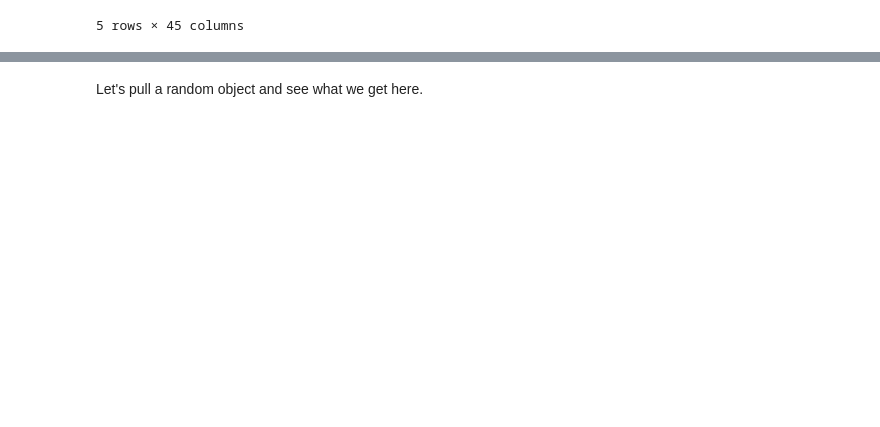
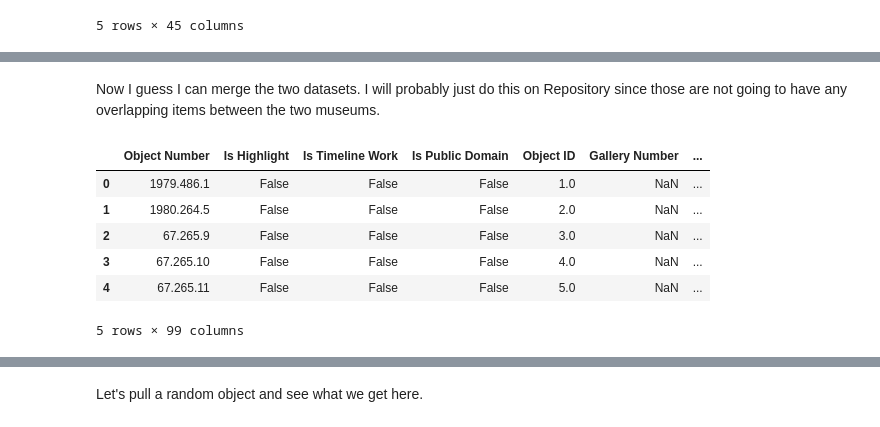
Before and after one commit to causticwonder/analyzing_the_met, a Jupyter notebook: analyzing_the_met.ipynb, the cells around one changed output, grey strips where cells are left out. Cells and saved outputs as stored; diff of their text form; code cells hidden in the pictures; blank space fills up the shorter version.

```diff
--- a/analyzing_the_met.ipynb
+++ b/analyzing_the_met.ipynb
@@ -58,0 +142,13 @@ concat.describe()
+# %% [markdown]
+Now I guess I can merge the two datasets. I will probably just do this on Repository since those are not going to have any overlapping items between the two museums.
+# %%
+art_df = pd.concat([met_df, cle_df], axis=0)
+art_df.head()
+# %% [output]
+|  | Object Number | Is Highlight | Is Timeline Work | Is Public Domain | Object ID | Gallery Number | ... |
+| 0 | 1979.486.1 | False | False | False | 1.0 | NaN | ... |
+| 1 | 1980.264.5 | False | False | False | 2.0 | NaN | ... |
+| 2 | 67.265.9 | False | False | False | 3.0 | NaN | ... |
+| 3 | 67.265.10 | False | False | False | 4.0 | NaN | ... |
+| 4 | 67.265.11 | False | False | False | 5.0 | NaN | ... |
+5 rows × 99 columns
```
Also changed, not shown: parts of 17 cells of this notebook, 2 other files.
